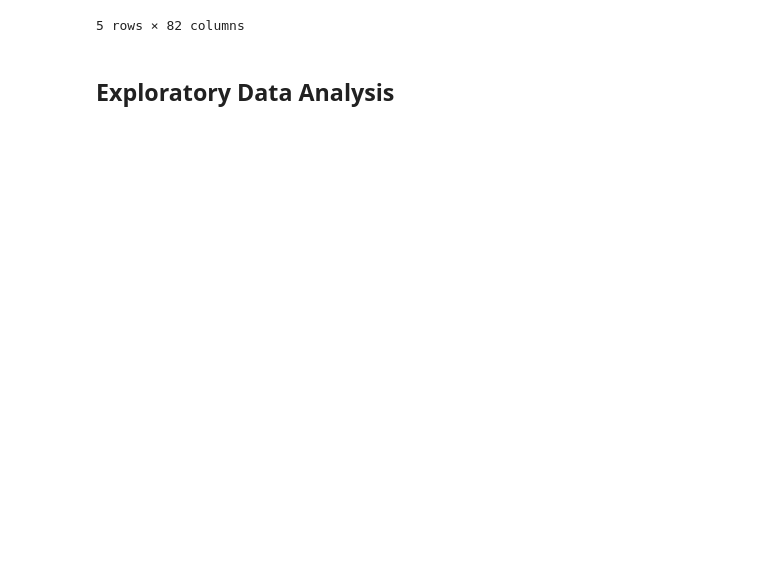
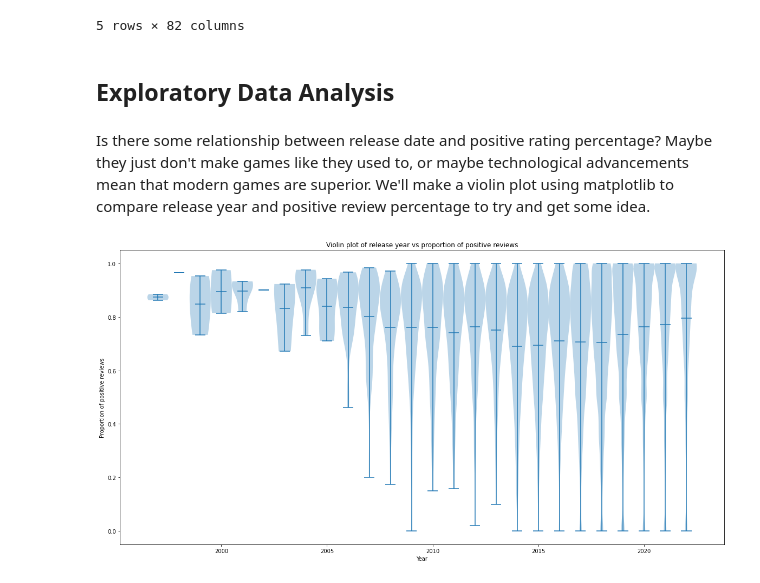
Before and after one commit to PokoNut/CMSC320FinalProject, a Jupyter notebook: final.ipynb, the cells around one changed output. Saved outputs shown, nothing was run; the diff lists cells and outputs as text; code cells hidden in the pictures; blank space fills up the shorter version.

Commit message:
Exploratory data analysis
Made a few charts comparing features with proportion of positive reviews.

```diff
--- a/final.ipynb
+++ b/final.ipynb
@@ -247,3 +247,24 @@ df.head()
 5 rows × 82 columns
 # %% [markdown]
 ## Exploratory Data Analysis
+# %% [markdown]
+Is there some relationship between release date and positive rating percentage? Maybe they just don't make games like they used to, or maybe technological advancements mean that modern games are superior. We'll make a violin plot using matplotlib to compare release year and positive review percentage to try and get some idea.
+# %%
+from matplotlib import pyplot as plt
+
+yearly_data = {}
+for _, row in df.iterrows():
+    if not pd.isnull(row['release_date date']) and not pd.isnull(row['positive_percentage']): # if the date is unknown or if the game has no reviews, it is left out of this plot
+        if row['release_date date'].year in yearly_data:
+            yearly_data[row['release_date date'].year].append(row['positive_percentage'])
+        else:
+            yearly_data[row['release_date date'].year] = [row['positive_percentage']]
+
+fig, ax = plt.subplots(figsize=(20,10))
+ax.violinplot(list(yearly_data.values()), list(yearly_data.keys()), widths=1, showmeans=True)
+ax.set_title("Violin plot of release year vs proportion of positive reviews")
+ax.set_xlabel("Year")
+ax.set_ylabel("Proportion of positive reviews")
+pass
+# %% [output]
+[figure, added]
```
Also changed, not shown: parts of 26 cells of this notebook.
